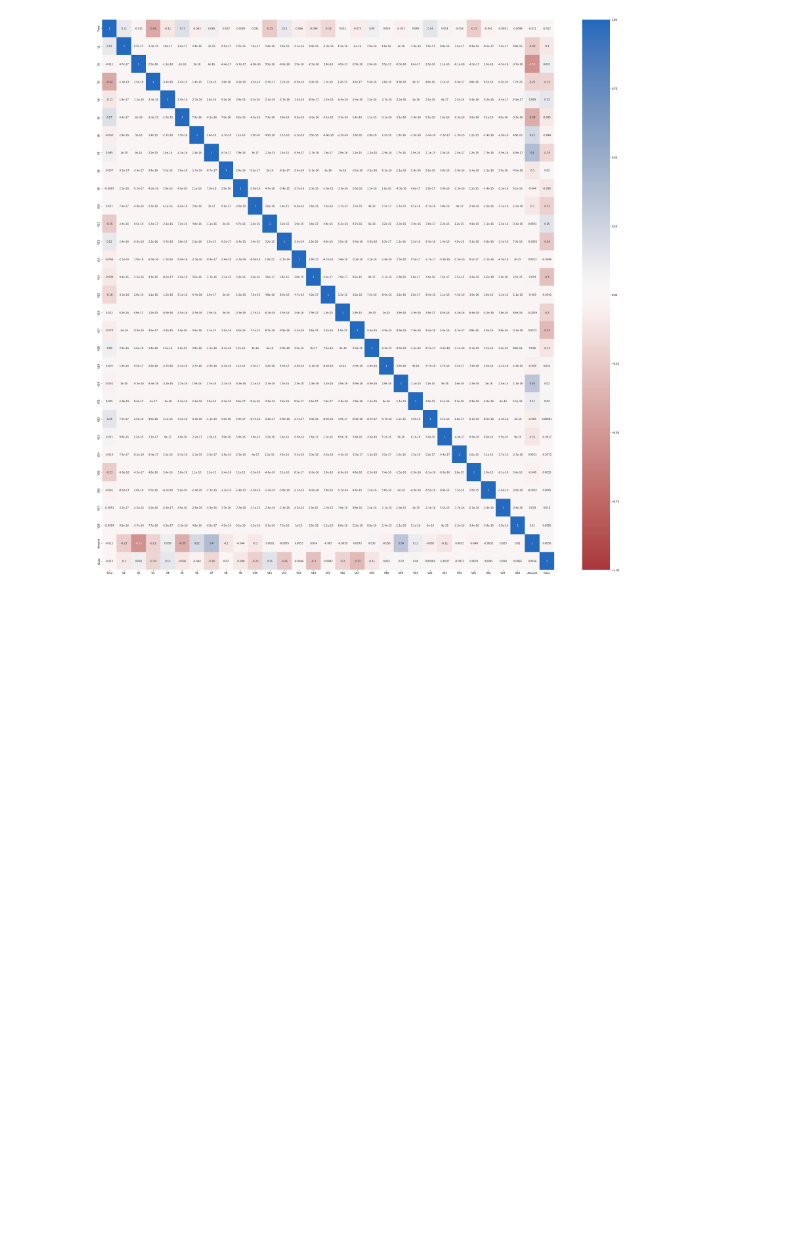
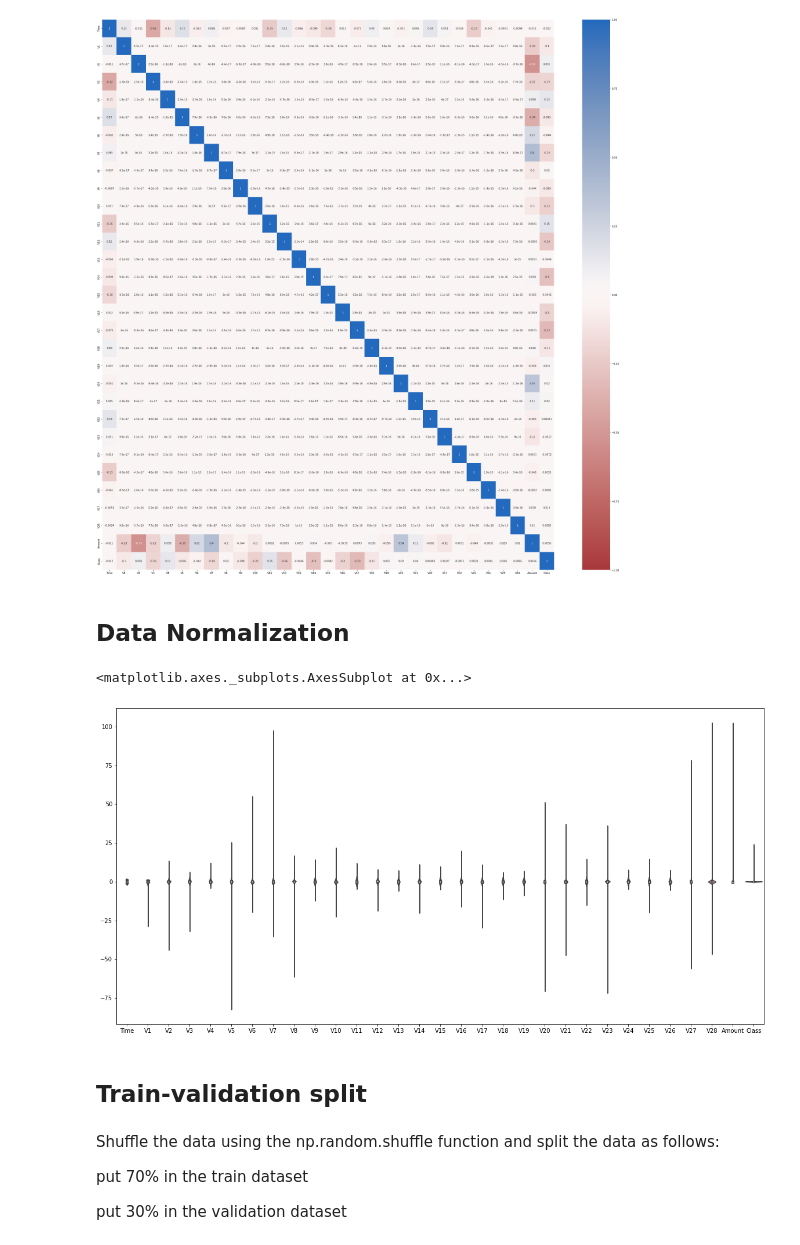
Before and after one commit to MargheritaMusumeci/Credit-card-fraud-detection, a Jupyter notebook: CCFD.ipynb, the cells around one changed output. Drawn from its saved outputs; the diff is of its cells as text; code cells hidden in the pictures; blank space fills up the shorter version.

Commit message:
Implemented division of the dataset in train and validation subsets and implemented RUS function

```diff
--- a/CCFD.ipynb
+++ b/CCFD.ipynb
@@ -31,0 +56,3 @@ dataset
+# %%
+dataset = dataset.dropna()
+dataset.isna().sum()
@@ -105,3 +148,23 @@ sns.heatmap(dataset.corr(),ax = ax,  annot = True, cmap = 'vlag_r', vmin = -1, v
 # %% [output]
 <matplotlib.axes._subplots.AxesSubplot at 0x...>
 [figure]
+# %% [markdown]
+## Data Normalization
+# %%
+data_mean = dataset.mean()
+data_std = dataset.std()
+data_normalized = (dataset - data_mean) / data_std
+# %%
+_, ax = plt.subplots(figsize=(20,10))
+sns.violinplot(data = data_normalized, ax = ax)
+# %% [output]
+<matplotlib.axes._subplots.AxesSubplot at 0x...>
+[figure, added]
+# %% [markdown]
+## Train-validation split
+# %% [markdown]
+Shuffle the data using the np.random.shuffle function and split the data as follows:
+
+put 70% in the train dataset
+
+put 30% in the validation dataset
```
Also changed, not shown: parts of 12 cells of this notebook, 1 other file.
